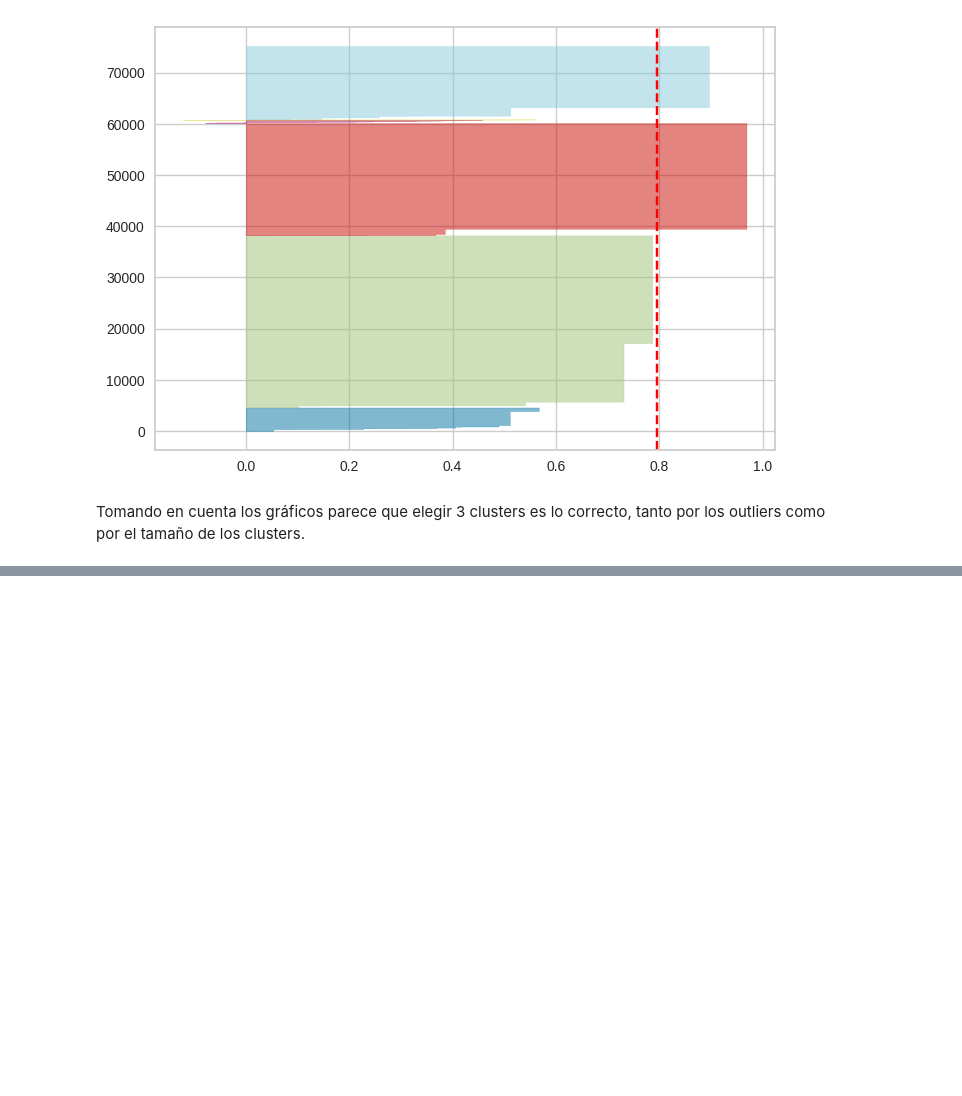
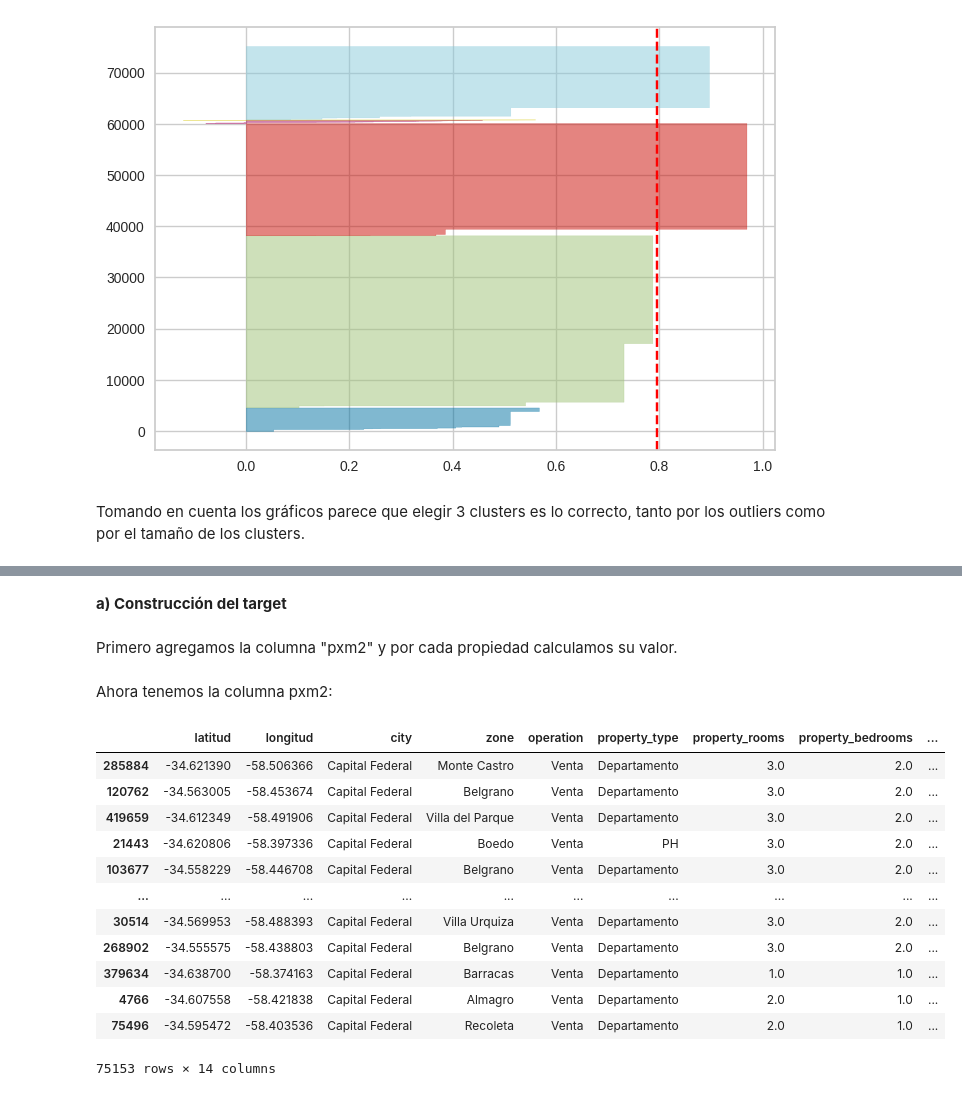
Before and after one commit to hmaldonado12/7506R-1C2024-GRUPO6, a Jupyter notebook: tp1/7506R_TP1_GRUPO06_ENTREGA.ipynb, the cells around one changed output, grey strips where cells are left out. Saved outputs shown, nothing was run; the diff lists cells and outputs as text; code cells hidden in the pictures; blank space fills up the shorter version.

```diff
--- a/tp1/7506R_TP1_GRUPO06_ENTREGA.ipynb
+++ b/tp1/7506R_TP1_GRUPO06_ENTREGA.ipynb
@@ -1225,0 +1228,4 @@ Tomando en cuenta los gráficos parece que elegir 3 clusters es lo correcto, tan
+# %% [markdown]
+**a) Construcción del target**
+# %% [markdown]
+Primero agregamos la columna "pxm2" y por cada propiedad calculamos su valor.
@@ -1225,0 +1241,19 @@ Tomando en cuenta los gráficos parece que elegir 3 clusters es lo correcto, tan
+# %% [markdown]
+Ahora tenemos la columna pxm2:
+# %%
+reparado = reparado[reparado['pxm2']<25000] #Elimino outliers
+reparado
+# %% [output]
+|  | latitud | longitud | city | zone | operation | property_type | property_rooms | property_bedrooms | ... |
+| 285884 | -34.621390 | -58.506366 | Capital Federal | Monte Castro | Venta | Departamento | 3.0 | 2.0 | ... |
+| 120762 | -34.563005 | -58.453674 | Capital Federal | Belgrano | Venta | Departamento | 3.0 | 2.0 | ... |
+| 419659 | -34.612349 | -58.491906 | Capital Federal | Villa del Parque | Venta | Departamento | 3.0 | 2.0 | ... |
+| 21443 | -34.620806 | -58.397336 | Capital Federal | Boedo | Venta | PH | 3.0 | 2.0 | ... |
+| 103677 | -34.558229 | -58.446708 | Capital Federal | Belgrano | Venta | Departamento | 3.0 | 2.0 | ... |
+| ... | ... | ... | ... | ... | ... | ... | ... | ... | ... |
+| 30514 | -34.569953 | -58.488393 | Capital Federal | Villa Urquiza | Venta | Departamento | 3.0 | 2.0 | ... |
+| 268902 | -34.555575 | -58.438803 | Capital Federal | Belgrano | Venta | Departamento | 3.0 | 2.0 | ... |
+| 379634 | -34.638700 | -58.374163 | Capital Federal | Barracas | Venta | Departamento | 1.0 | 1.0 | ... |
+| 4766 | -34.607558 | -58.421838 | Capital Federal | Almagro | Venta | Departamento | 2.0 | 1.0 | ... |
+| 75496 | -34.595472 | -58.403536 | Capital Federal | Recoleta | Venta | Departamento | 2.0 | 1.0 | ... |
+75153 rows × 14 columns
```
Also changed, not shown: parts of 17 cells of this notebook.
